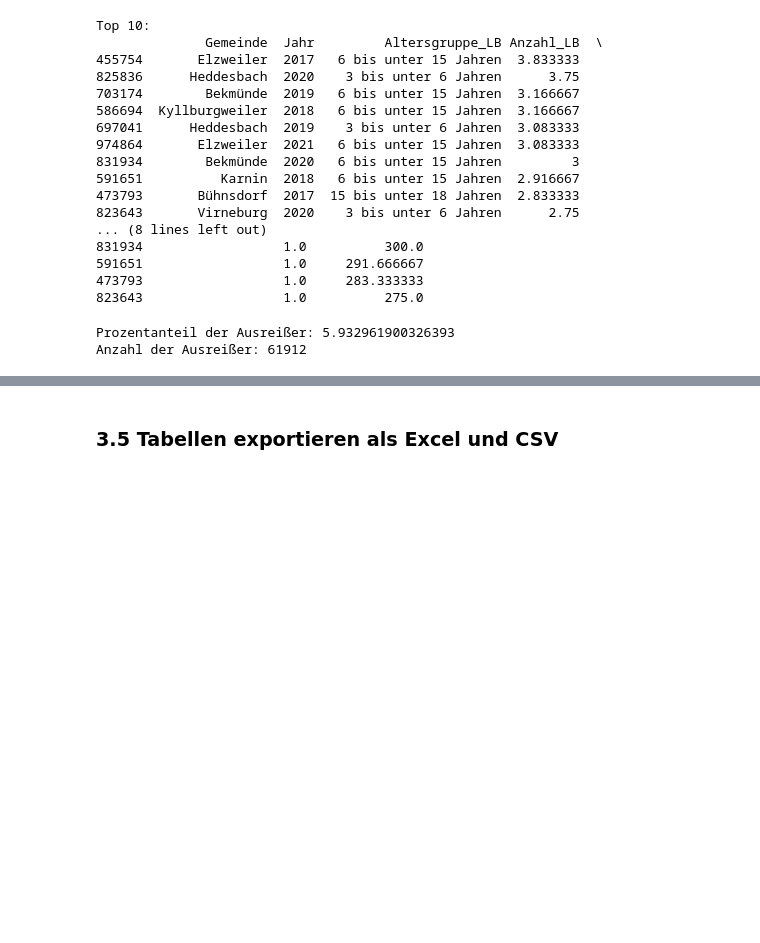
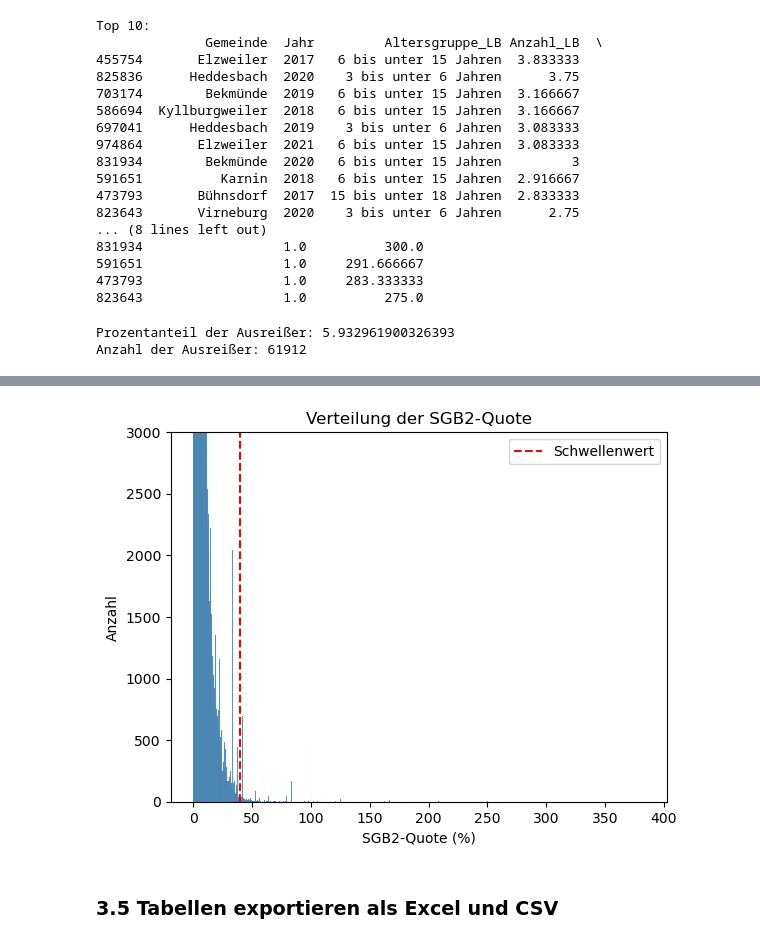
Before and after one commit to tobias-vetterle/mikrokosmos, a Jupyter notebook: aufbereitung_mikrokosmos.ipynb, the cells around one changed output, grey strips where cells are left out. Drawn from its saved outputs; the diff is of its cells as text; code cells hidden in the pictures; blank space fills up the shorter version.

Commit message:
V 1.4
- Identifikation der Ausreißer in SGB-2 Quoten auf Grundlage eines selbst definierten Schwellenwerts

```diff
--- a/aufbereitung_mikrokosmos.ipynb
+++ b/aufbereitung_mikrokosmos.ipynb
@@ -571,0 +587,11 @@ plt.show()
+# %%
+# Alternative: Eigenen SChwellenwert bestimmen
+
+threshold = 40
+outliers = stacked_lb_bev[stacked_lb_bev["SGB2-Quote (%)"] > threshold]
+num_outliers = len(outliers)
+total_values = len(stacked_lb_bev)
+outlier_percentage = (num_outliers / total_values) * 100
+print("Prozentanteil der Ausreißer mit %-Werten über", threshold, "%:", outlier_percentage)
+print("Anzahl der Ausreißer:", num_outliers)
+outliers.sort_values('SGB2-Quote (%)', ascending=True).head(10)
@@ -572,3 +612,14 @@ plt.show()
+# %%
+sns.histplot(stacked_lb_bev["SGB2-Quote (%)"])
+plt.axvline(x=threshold, color='r', linestyle='--', label='Schwellenwert')
+plt.legend()
+plt.xlabel("SGB2-Quote (%)")
+plt.ylabel("Anzahl")
+plt.title("Verteilung der SGB2-Quote")
+plt.ylim(0, 3000)
+plt.show()
+# %% [output]
+[figure, added]
 # %% [markdown]
 ### 3.5 Tabellen exportieren als Excel und CSV
 # %%
```
Also changed, not shown: parts of 3 cells of this notebook.
